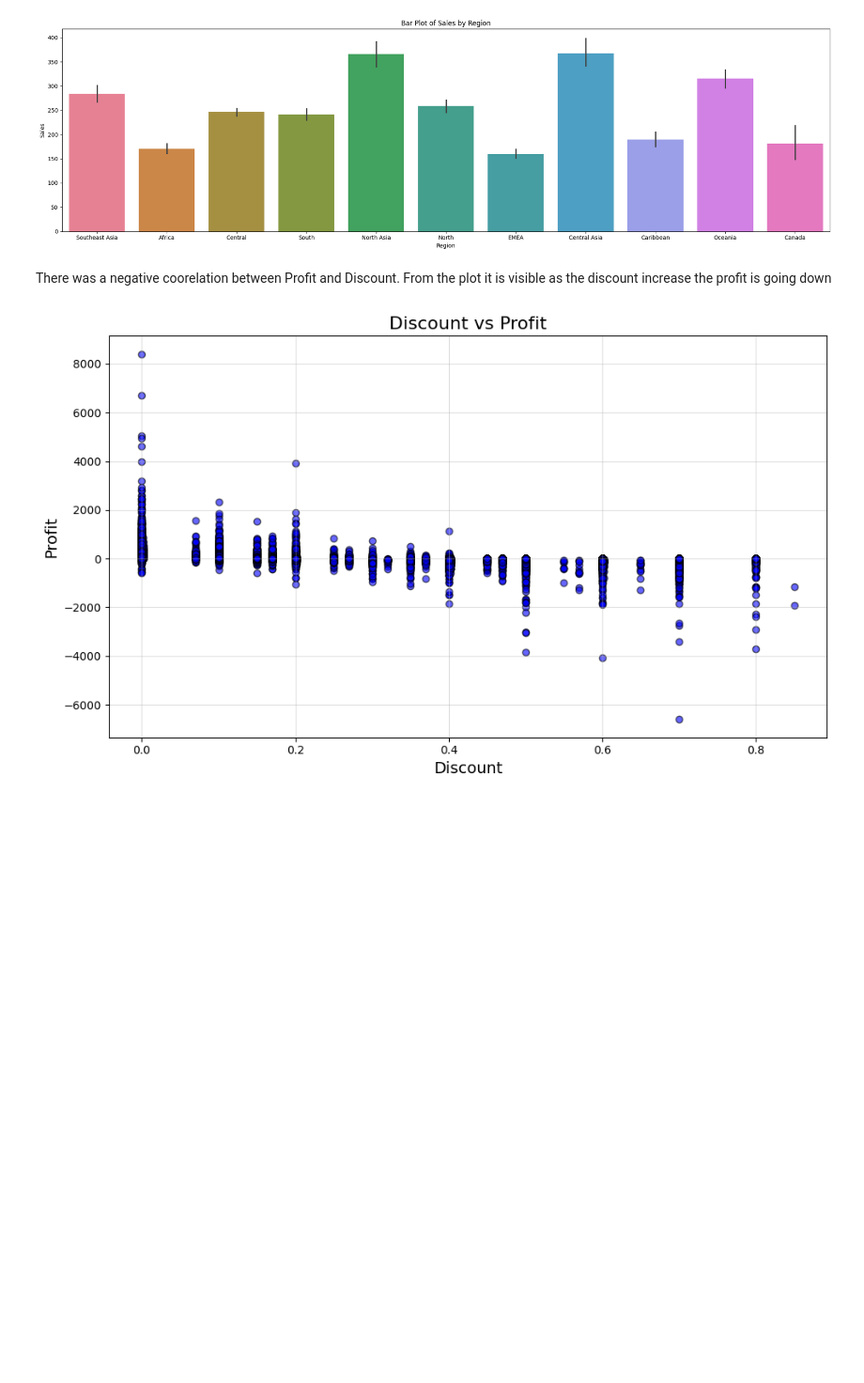
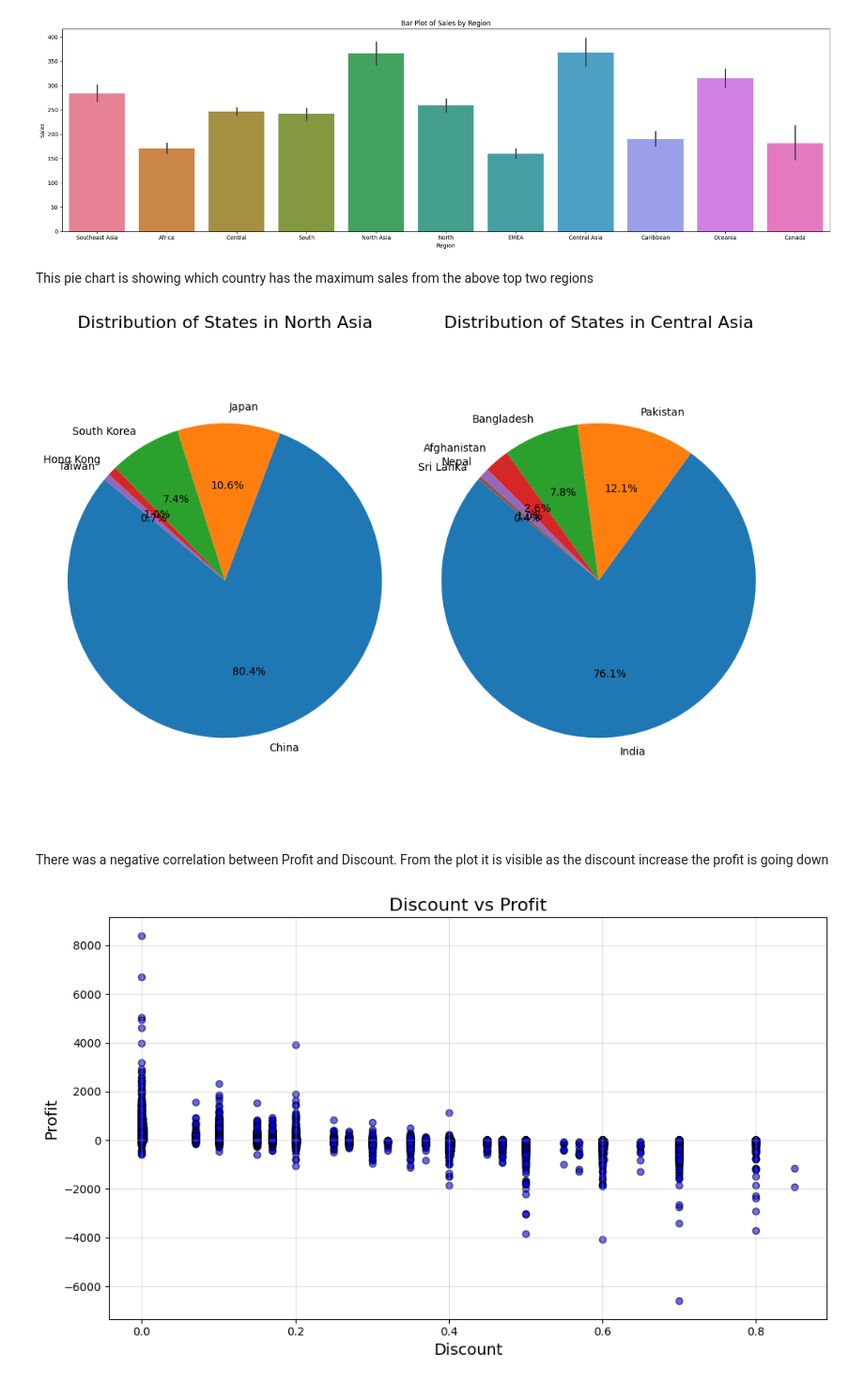
Before and after one commit to Sattar99/Gold_PY_Final, a Jupyter notebook: Gold_PY_Final/Gold_FinalProject.ipynb, the cells around one changed output. Shown: that part at 94% size. Saved outputs shown, nothing was run; the diff lists cells and outputs as text; code cells hidden in the pictures; blank space fills up the shorter version.

```diff
--- a/Gold_PY_Final/Gold_FinalProject.ipynb
+++ b/Gold_PY_Final/Gold_FinalProject.ipynb
@@ -382,8 +367,39 @@ plt.tight_layout()
 plt.show()
 # %% [output]
 [figure]
+# %% [markdown]
+This pie chart is showing which country has the maximum sales from the above top two regions
+# %%
+region1 = 'North Asia'
+region2 = 'Central Asia'
+
+# Filter the DataFrame for each region
+filtered_df_region1 = EDA_df[EDA_df['Region'] == region1]
+filtered_df_region2 = EDA_df[EDA_df['Region'] == region2]
+
+# Group by 'State' and count occurrences for each region
+state_counts_region1 = filtered_df_region1['Country'].value_counts()
+state_counts_region2 = filtered_df_region2['Country'].value_counts()
+
+# Create a figure with two subplots
+fig, axes = plt.subplots(1, 2, figsize=(10, 7))
+
+# Plotting the pie chart for Region 1
+axes[0].pie(state_counts_region1, labels=state_counts_region1.index, autopct='%1.1f%%', startangle=140)
+axes[0].set_title(f'Distribution of States in {region1}', fontsize=16)
+axes[0].axis('equal')  # Equal aspect ratio ensures that pie is drawn as a circle.
+
+# Plotting the pie chart for Region 2
+axes[1].pie(state_counts_region2, labels=state_counts_region2.index, autopct='%1.1f%%', startangle=140)
+axes[1].set_title(f'Distribution of States in {region2}', fontsize=16)
+axes[1].axis('equal')  # Equal aspect ratio ensures that pie is drawn as a circle.
+
+plt.tight_layout()
+plt.show()
+# %% [output]
+[figure, added]
 # %% [markdown]
-There was a negative coorelation between Profit and Discount. From the plot it is visible as the discount increase the profit is going down
+There was a negative correlation between Profit and Discount. From the plot it is visible as the discount increase the profit is going down
 # %%
 plt.figure(figsize=(10, 6))
 plt.scatter(EDA_df['Discount'], EDA_df['Profit'], alpha=0.6, c='blue', edgecolor='k')
```
Also changed, not shown: parts of 41 cells of this notebook.
